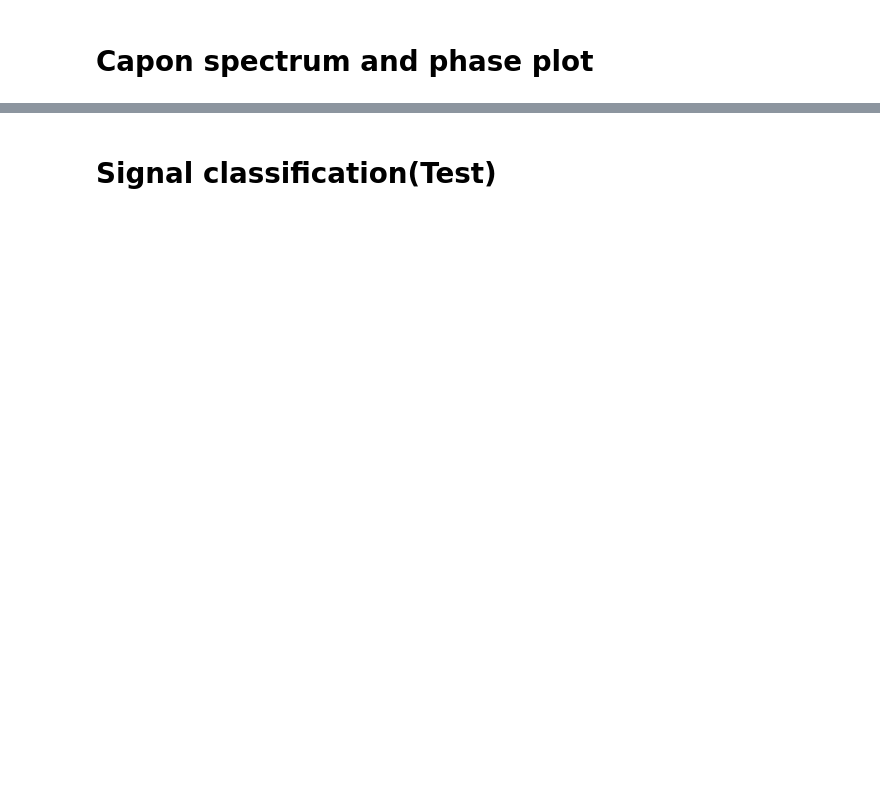
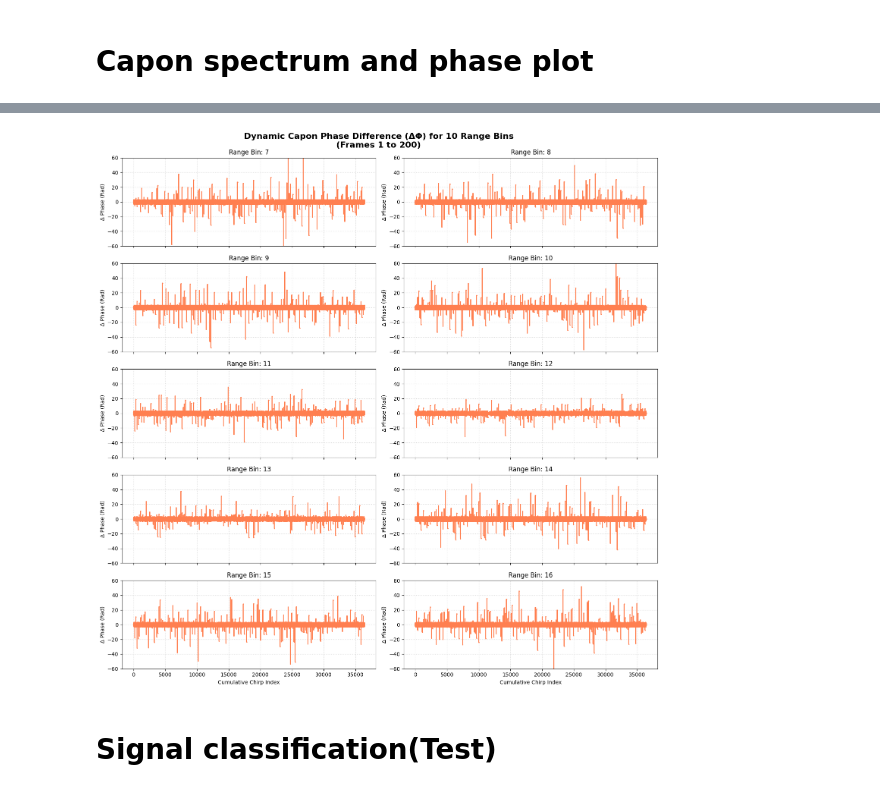
Before and after one commit to SouherdyaSarkar/FMCW_Signal_Processing, a Jupyter notebook: processors/MVDR_Phase/Capon_beamforming.ipynb, the cells around one changed output, grey strips where cells are left out. Cells and saved outputs as stored; diff of their text form; code cells hidden in the pictures; blank space fills up the shorter version.

```diff
--- a/processors/MVDR_Phase/Capon_beamforming.ipynb
+++ b/processors/MVDR_Phase/Capon_beamforming.ipynb
@@ -16,8 +16,10 @@ from openradar.mmwave.dsp.utils import Window
 # Configurations
 # %%
 # Configuration & File Paths
-DATA_PATH = "../../data/Mobile_data/adc_data_2026-06-03_16-05-58_pho_vib.npy"
-numFrames = 200
+DATA_PATH = "../../data/Mobie_data_8_june/adc_data_2026-06-08_14-47-41_PHONE_VIB_42CM_NEW.npy"
+save_dir = "../../Simulations/Radar/Phone_data_8_june/capon_beamformed_phases/Vibration_42cm"
+os.makedirs(save_dir, exist_ok=True)
+numFrames = 600
 numADCSamples = 256
 numTxAntennas = 3
 numRxAntennas = 4
@@ -108,17 +110,14 @@ frame_index = 2
 # %% [markdown]
 # Main execution
 # %%
-save_dir = "../../Simulations/Capon_Beamformed_Phase"
-os.makedirs(save_dir, exist_ok=True)
-
 loaded_adc_data = np.load(DATA_PATH)
 current_frame = loaded_adc_data[frame_index-1:frame_index]
 
 adc_data = np.apply_along_axis(DCA1000.organize, 1, current_frame,num_chirps=numChirpsPerFrame, num_rx=numRxAntennas, num_samples=numADCSamples)
 radar_cube = dsp.range_processing(adc_data[0], window_type_1d=Window.BLACKMAN)
 
-min_b = 10
-max_b = 20
+min_b = 5
+max_b = 30
 _, selected_bins, rangeResult = iterative_range_bins_detection(radar_cube, min_bin=min_b, max_bin=max_b)
 bin_to_process = selected_bins[0]
 print(f"Top 10 sorted bins targeted: {selected_bins[:10]}")
@@ -186,37 +185,75 @@ fig.tight_layout()
 fig.savefig(os.path.join(save_dir, f"frame{frame_index}_bin{bin_to_process}_phase_comparison.png"))
 plt.close(fig)
 # %%
-print(f"\nExtracting dynamic Capon phase for Top {len(selected_bins)} Bins: {selected_bins}")
+import numpy as np
+import matplotlib.pyplot as plt
+import os
+
+start_frame = 1
+num_frames = 200
+
+def extract_radar_cube(f_idx, data=loaded_adc_data):
+    current_frame = data[f_idx - 1 : f_idx]
+    adc_data = np.apply_along_axis(
+        DCA1000.organize, 1, current_frame,
+        num_chirps=numChirpsPerFrame,
+        num_rx=numRxAntennas,
+        num_samples=numADCSamples
+    )
+    return dsp.range_processing(adc_data[0], window_type_1d=Window.BLACKMAN)
+
+initial_cube = extract_radar_cube(start_frame)
+
+_, selected_bins, _ = iterative_range_bins_detection(initial_cube, min_bin=min_b, max_bin=max_b)
+pref_bins = [i for i in range(selected_bins[0]-5, selected_bins[0]+5)]
+
+print(f"\nTracking dynamic Capon phase for {len(pref_bins)} Bins: {pref_bins}")
+print(f"Processing frames {start_frame} to {start_frame + num_frames - 1}...")
+
+phase_history = {bin_idx: [] for bin_idx in pref_bins}
+scan_range_deg = 60
+resolution_deg = 1
+num_virtual_antennas = numTxAntennas * numRxAntennas
+num_vec, steering_vectors = gen_steering_vec(scan_range_deg, resolution_deg, num_virtual_antennas)
+angles_grid = np.linspace(-scan_range_deg, scan_range_deg, num_vec)
+
+for f_idx in range(start_frame, start_frame + num_frames):
+    current_cube = extract_radar_cube(f_idx)
+    _, _, rangeResult = iterative_range_bins_detection(current_cube, min_bin=min_b, max_bin=max_b)
+
+    for current_bin in pref_bins:
+        x_slice_current = rangeResult[:, :, :, current_bin].reshape(num_virtual_antennas, numLoopsPerFrame)
+        capon_spectrum_current, capon_weights_current = aoa_capon(x_slice_current, steering_vectors, magnitude=True)
+        peak_idx_current = np.argmax(capon_spectrum_current)
+        dynamic_peak_angle = angles_grid[peak_idx_current]
+        w_opt_current = capon_weights_current[:, peak_idx_current]
+        filtered_signal_current = np.dot(w_opt_current.conj().T, x_slice_current)
+        phase_current = np.unwrap(np.angle(filtered_signal_current))
+        phase_history[current_bin].extend(phase_current)
+
+print("Processing complete. Generating phase difference plot...")
 
 fig_top10, axes_top10 = plt.subplots(5, 2, figsize=(15, 15), sharex=True)
-fig_top10.suptitle(f"Dynamic Capon Peak Phase for Top {len(selected_bins)} Range Bins\n(Frame {frame_index})",
+fig_top10.suptitle(f"Dynamic Capon Phase Difference (ΔΦ) for {len(pref_bins)} Range Bins\n(Frames {start_frame} to {start_frame + num_frames - 1})",
                    fontsize=16, fontweight='bold')
 
-for idx, current_bin in enumerate(selected_bins):
-    x_slice_current = rangeResult[:, :, :, current_bin].reshape(num_virtual_antennas, numLoopsPerFrame)
-    capon_spectrum_current, capon_weights_current = aoa_capon(x_slice_current, steering_vectors, magnitude=True)
-    peak_idx_current = np.argmax(capon_spectrum_current)
-    dynamic_angle_current = angles_grid[peak_idx_current]
-    w_opt_current = capon_weights_current[:, peak_idx_current]
-
-    filtered_signal_current = np.dot(w_opt_current.conj().T, x_slice_current)
-    phase_current = np.unwrap(np.angle(filtered_signal_current))
-
+for idx, current_bin in enumerate(pref_bins):
     row = idx // 2
     col = idx % 2
     ax = axes_top10[row, col]
+    phase_diff = np.diff(phase_history[current_bin])
 
-    ax.plot(phase_current, color='teal', marker='.', markersize=4)
-    ax.set_title(f"Range Bin: {current_bin} | Snapped Peak: {dynamic_angle_current:.1f}°")
-    ax.set_ylabel("Phase (Rad)")
-    ax.set_ylim(-55,30)
+    ax.plot(phase_diff, color='coral', marker='.', markersize=2, linestyle='-')
+    ax.set_title(f"Range Bin: {current_bin}")
+    ax.set_ylim(-60,60)
+    ax.set_ylabel("Δ Phase (Rad)") # Updated label
     ax.grid(True, linestyle=':', alpha=0.6)
 
 for col in range(2):
-    axes_top10[4, col].set_xlabel("Chirp Index")
+    axes_top10[4, col].set_xlabel("Cumulative Chirp Index")
 
 fig_top10.tight_layout()
-save_path = os.path.join(save_dir, f"frame{frame_index}_top10_scaled_dynamic_capon_phase.png")
+save_path = os.path.join(save_dir, f"frames_{start_frame}_to_{start_frame + num_frames - 1}_dynamic_capon_phase_diff.png")
 fig_top10.savefig(save_path)
-plt.close(fig_top10)
+plt.show()
 # %% [output]
@@ -224,3 +263,4 @@ Extracting dynamic Capon phase for Top 10 Bins: [12 13 11 14 16 10 17 15 18 19]
+[figure, added]
 # %% [markdown]
 # Signal classification(Test)
 # %%
```
Also changed, not shown: parts of 3 cells of this notebook, 4 other files.
